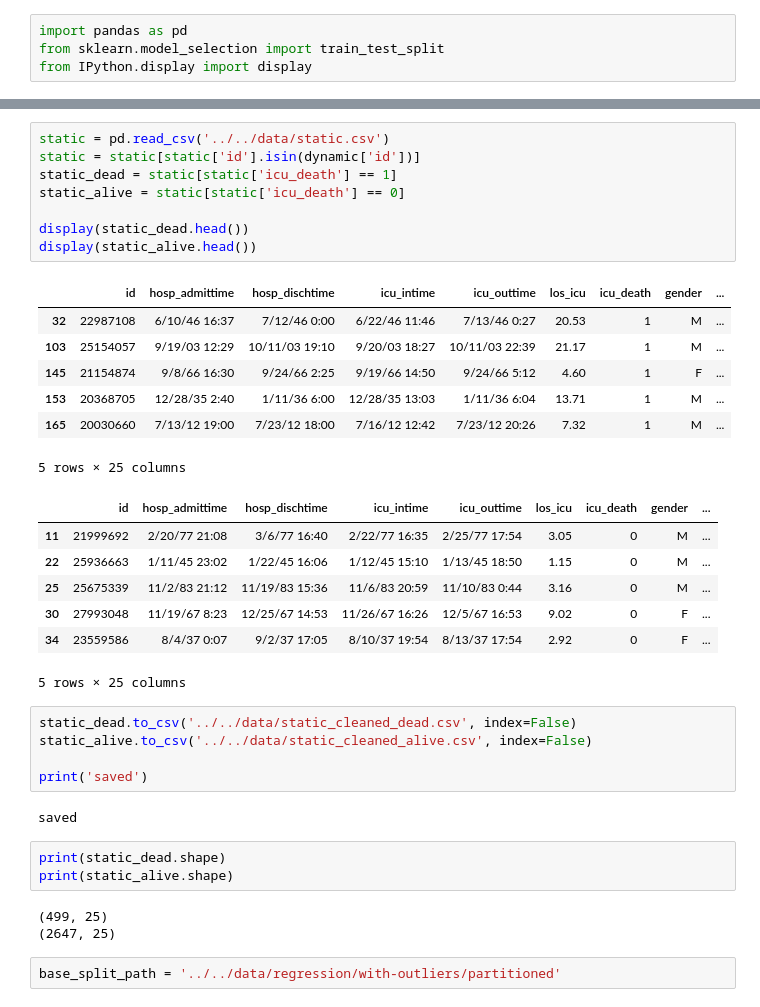
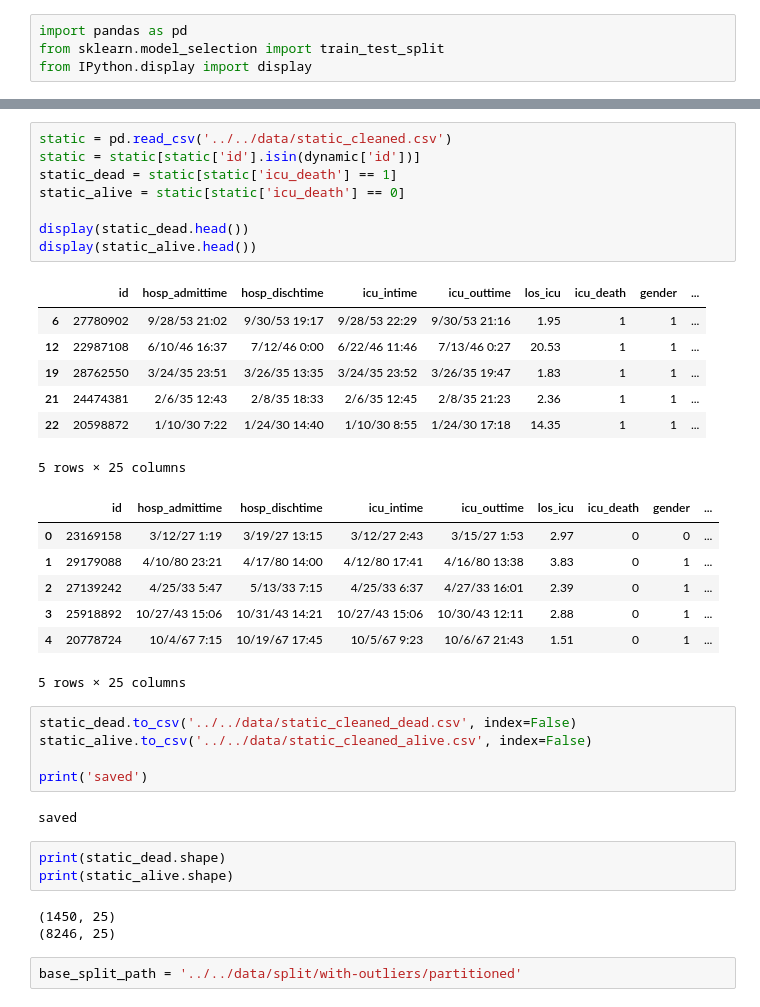
Before and after one commit to TTa77/multimodal-los-prediction, a Jupyter notebook: data-splitting/with-outliers/split_dataset_partitioned_outcome.ipynb, the cells around one changed output, grey strips where cells are left out. Drawn from its saved outputs; the diff is of its cells as text.

```diff
--- a/data-splitting/with-outliers/split_dataset_partitioned_outcome.ipynb
+++ b/data-splitting/with-outliers/split_dataset_partitioned_outcome.ipynb
@@ -27,25 +27,25 @@ dynamic.head()
 # %%
-static = pd.read_csv('../../data/static.csv')
+static = pd.read_csv('../../data/static_cleaned.csv')
 static = static[static['id'].isin(dynamic['id'])]
 static_dead = static[static['icu_death'] == 1]
 static_alive = static[static['icu_death'] == 0]
 
 display(static_dead.head())
 display(static_alive.head())
 # %% [output]
 |  | id | hosp_admittime | hosp_dischtime | icu_intime | icu_outtime | los_icu | icu_death | gender | ... |
-| 32 | 22987108 | 6/10/46 16:37 | 7/12/46 0:00 | 6/22/46 11:46 | 7/13/46 0:27 | 20.53 | 1 | M | ... |
-| 103 | 25154057 | 9/19/03 12:29 | 10/11/03 19:10 | 9/20/03 18:27 | 10/11/03 22:39 | 21.17 | 1 | M | ... |
-| 145 | 21154874 | 9/8/66 16:30 | 9/24/66 2:25 | 9/19/66 14:50 | 9/24/66 5:12 | 4.60 | 1 | F | ... |
-| 153 | 20368705 | 12/28/35 2:40 | 1/11/36 6:00 | 12/28/35 13:03 | 1/11/36 6:04 | 13.71 | 1 | M | ... |
-| 165 | 20030660 | 7/13/12 19:00 | 7/23/12 18:00 | 7/16/12 12:42 | 7/23/12 20:26 | 7.32 | 1 | M | ... |
+| 6 | 27780902 | 9/28/53 21:02 | 9/30/53 19:17 | 9/28/53 22:29 | 9/30/53 21:16 | 1.95 | 1 | 1 | ... |
+| 12 | 22987108 | 6/10/46 16:37 | 7/12/46 0:00 | 6/22/46 11:46 | 7/13/46 0:27 | 20.53 | 1 | 1 | ... |
+| 19 | 28762550 | 3/24/35 23:51 | 3/26/35 13:35 | 3/24/35 23:52 | 3/26/35 19:47 | 1.83 | 1 | 1 | ... |
+| 21 | 24474381 | 2/6/35 12:43 | 2/8/35 18:33 | 2/6/35 12:45 | 2/8/35 21:23 | 2.36 | 1 | 1 | ... |
+| 22 | 20598872 | 1/10/30 7:22 | 1/24/30 14:40 | 1/10/30 8:55 | 1/24/30 17:18 | 14.35 | 1 | 1 | ... |
 5 rows × 25 columns
 |  | id | hosp_admittime | hosp_dischtime | icu_intime | icu_outtime | los_icu | icu_death | gender | ... |
-| 11 | 21999692 | 2/20/77 21:08 | 3/6/77 16:40 | 2/22/77 16:35 | 2/25/77 17:54 | 3.05 | 0 | M | ... |
-| 22 | 25936663 | 1/11/45 23:02 | 1/22/45 16:06 | 1/12/45 15:10 | 1/13/45 18:50 | 1.15 | 0 | M | ... |
-| 25 | 25675339 | 11/2/83 21:12 | 11/19/83 15:36 | 11/6/83 20:59 | 11/10/83 0:44 | 3.16 | 0 | M | ... |
-| 30 | 27993048 | 11/19/67 8:23 | 12/25/67 14:53 | 11/26/67 16:26 | 12/5/67 16:53 | 9.02 | 0 | F | ... |
-| 34 | 23559586 | 8/4/37 0:07 | 9/2/37 17:05 | 8/10/37 19:54 | 8/13/37 17:54 | 2.92 | 0 | F | ... |
+| 0 | 23169158 | 3/12/27 1:19 | 3/19/27 13:15 | 3/12/27 2:43 | 3/15/27 1:53 | 2.97 | 0 | 0 | ... |
+| 1 | 29179088 | 4/10/80 23:21 | 4/17/80 14:00 | 4/12/80 17:41 | 4/16/80 13:38 | 3.83 | 0 | 1 | ... |
+| 2 | 27139242 | 4/25/33 5:47 | 5/13/33 7:15 | 4/25/33 6:37 | 4/27/33 16:01 | 2.39 | 0 | 1 | ... |
+| 3 | 25918892 | 10/27/43 15:06 | 10/31/43 14:21 | 10/27/43 15:06 | 10/30/43 12:11 | 2.88 | 0 | 1 | ... |
+| 4 | 20778724 | 10/4/67 7:15 | 10/19/67 17:45 | 10/5/67 9:23 | 10/6/67 21:43 | 1.51 | 0 | 1 | ... |
 5 rows × 25 columns
 # %%
 static_dead.to_csv('../../data/static_cleaned_dead.csv', index=False)
@@ -58,8 +58,8 @@ saved
 print(static_dead.shape)
 print(static_alive.shape)
 # %% [output]
-(499, 25)
-(2647, 25)
+(1450, 25)
+(8246, 25)
 # %%
-base_split_path = '../../data/regression/with-outliers/partitioned'
+base_split_path = '../../data/split/with-outliers/partitioned'
 # %%
```
Also changed, not shown: parts of 6 cells of this notebook, 13 other files.
